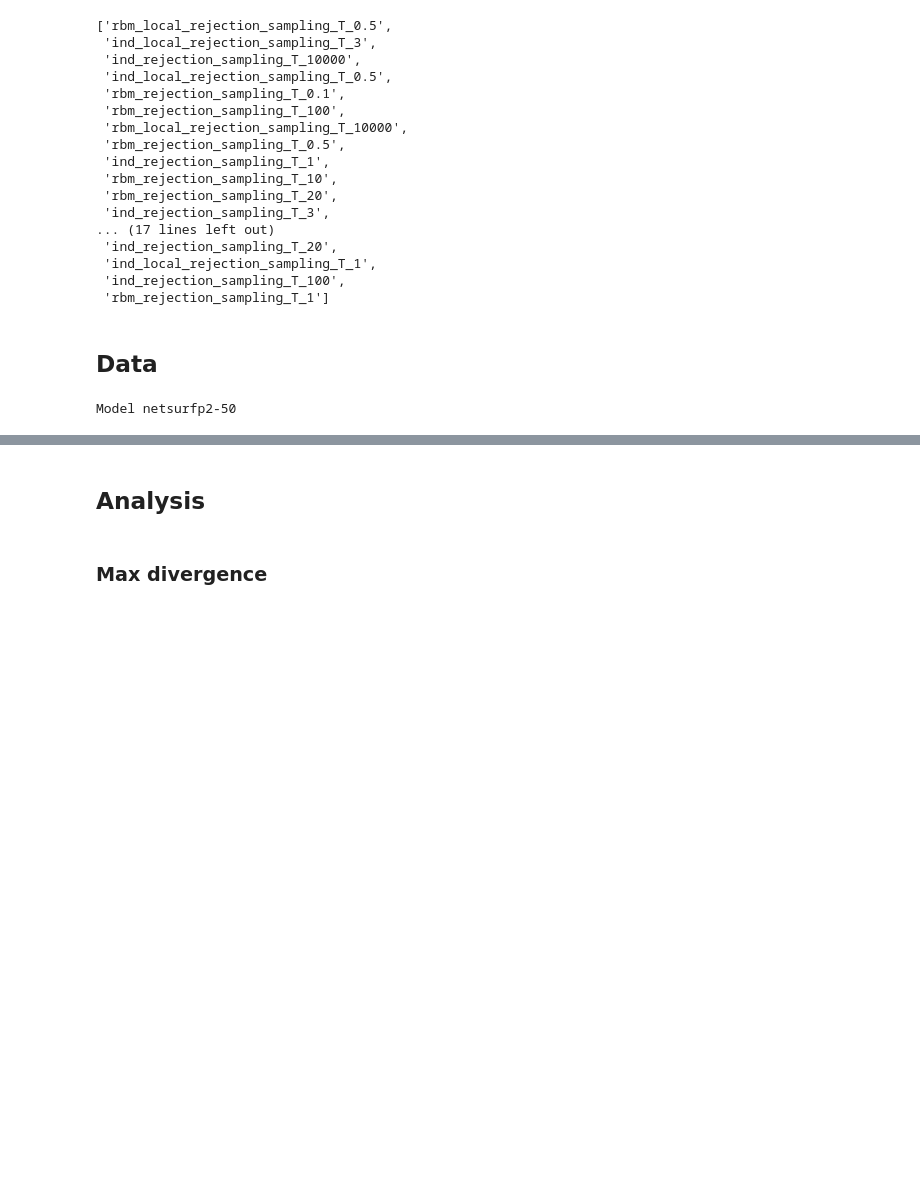
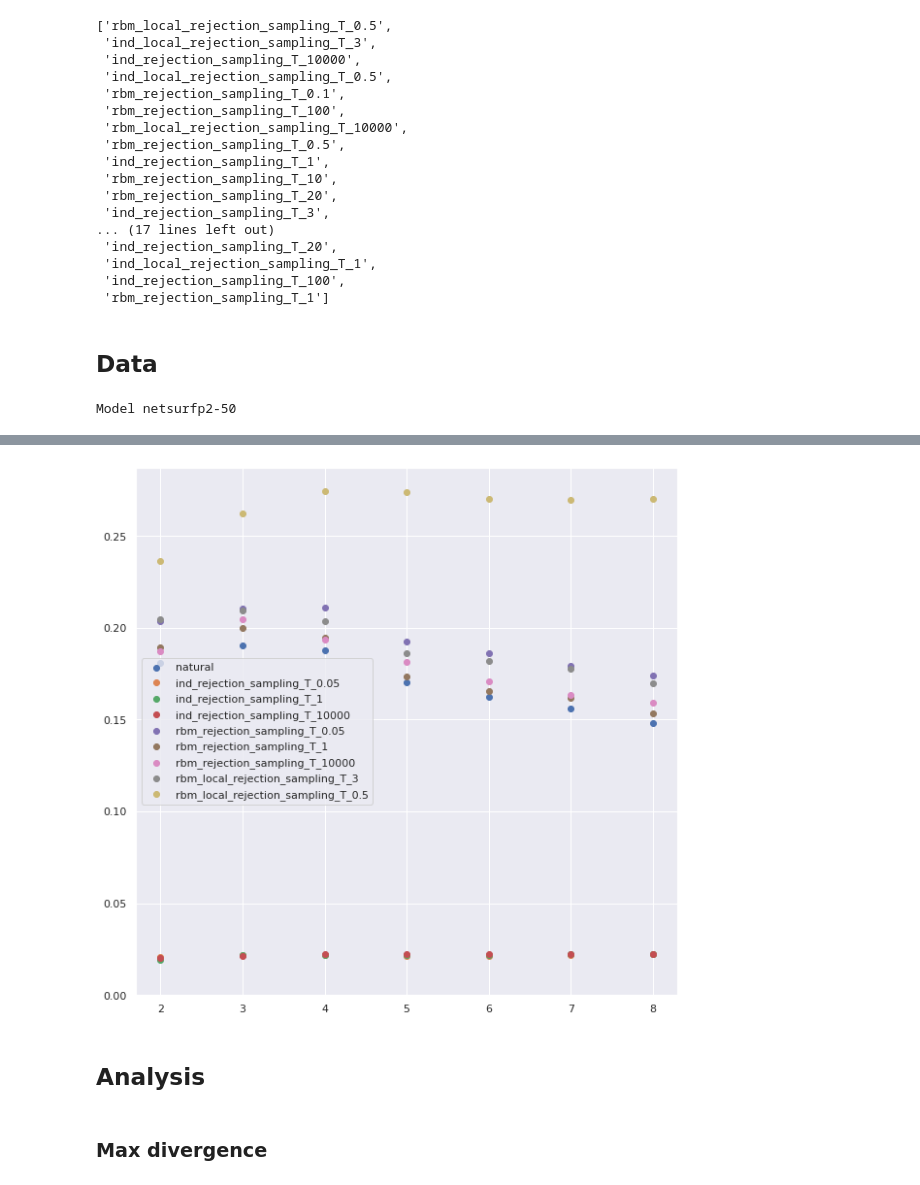
Before and after one commit to CyrilMa/ssqa, a Jupyter notebook: notebooks/cm.ipynb, the cells around one changed output, grey strips where cells are left out. Saved outputs shown, nothing was run; the diff lists cells and outputs as text; code cells hidden in the pictures; blank space fills up the shorter version.

```diff
--- a/notebooks/cm.ipynb
+++ b/notebooks/cm.ipynb
@@ -155,3 +271,14 @@ L_ = torch.cat([t.view(1, *t.size()) for t in L_],0)
+# %%
+plt.figure(figsize=(10,10))
+all_corrs = torch.cat([c[None] for c in all_corrs],0)
+all_corrs_mean = np.quantile(all_corrs,0.95, axis = -1)
+for i in range(len(all_files)):
+    plt.scatter(torch.arange(len(all_corrs))+2,all_corrs_mean[:,i])
+plt.ylim(0.)
+plt.legend(all_files)
+plt.show()
+# %% [output]
+[figure, added]
 # %% [markdown]
 ## Analysis
 # %%
```
Also changed, not shown: parts of 8 cells of this notebook, 47 other files.
